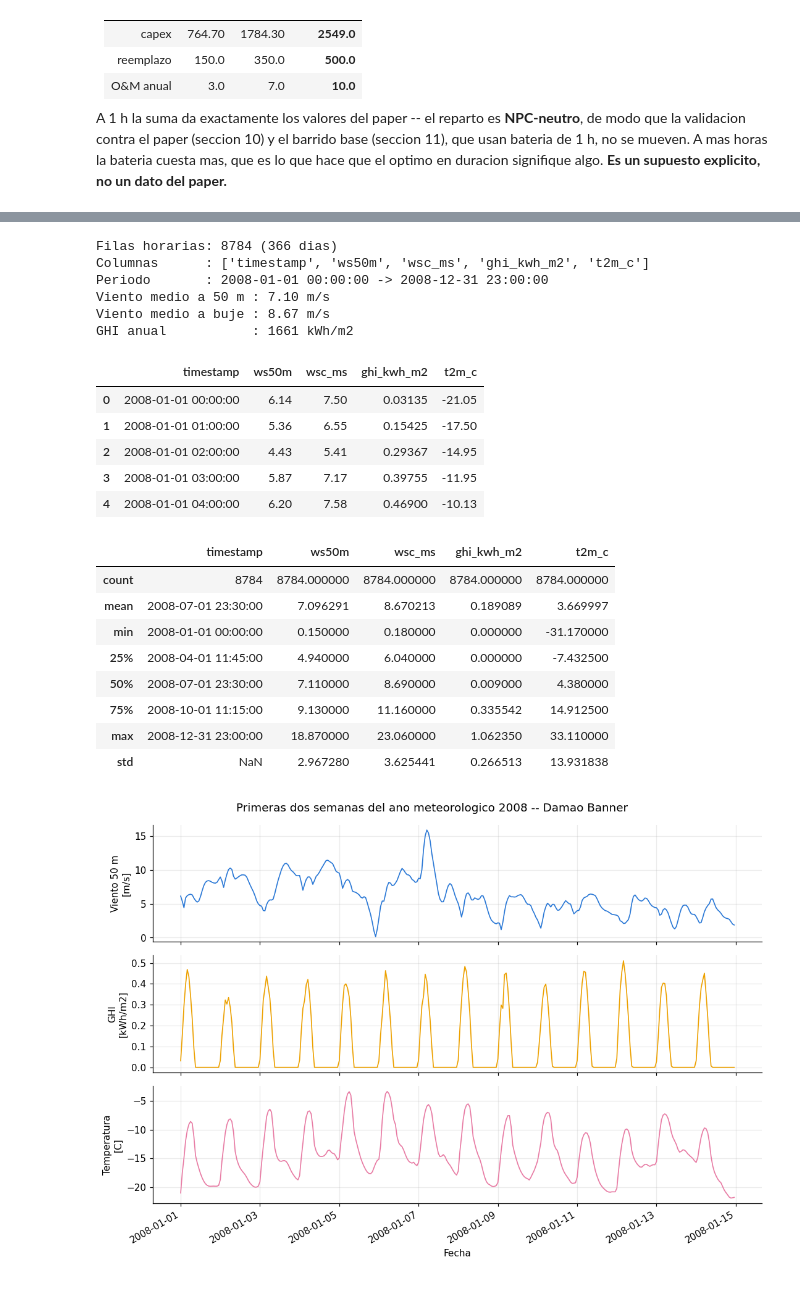
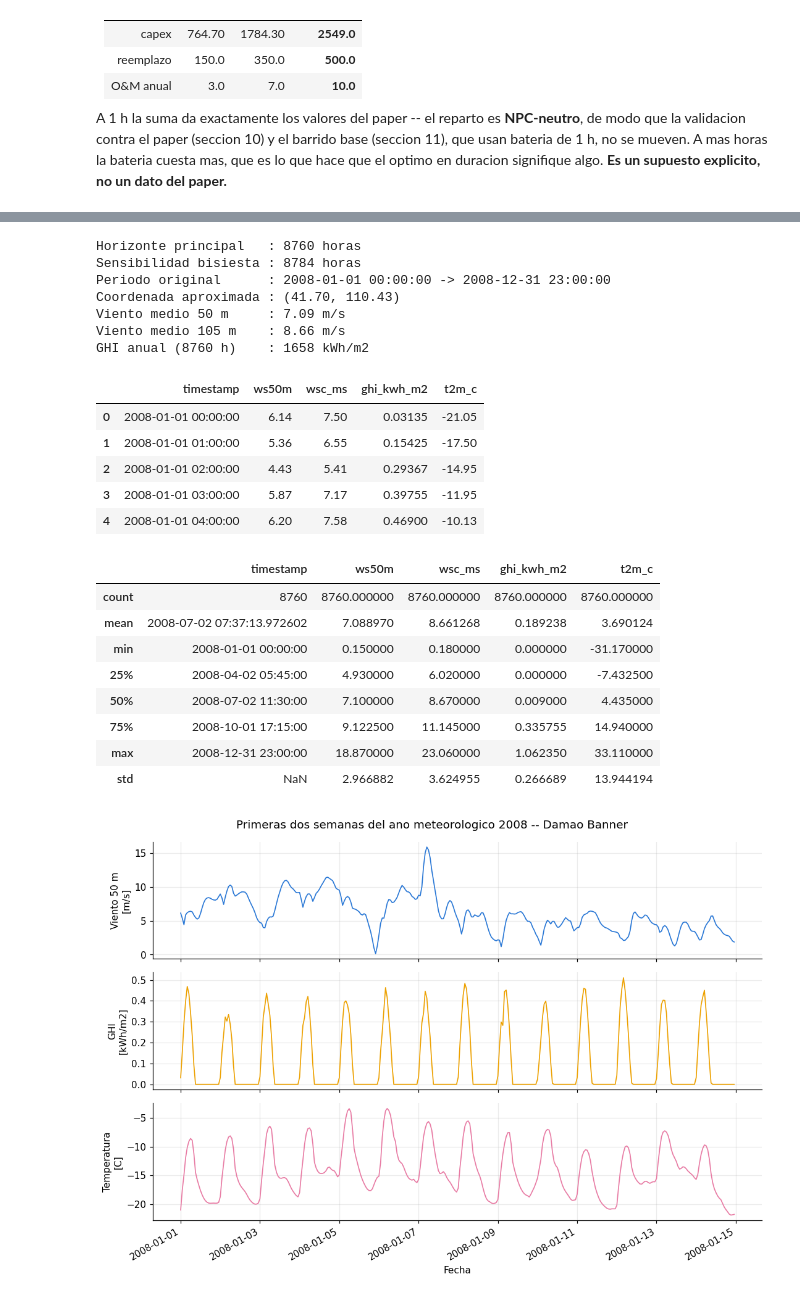
Before and after one commit to TanoOliva/H2-HRES-METAHEURISTICS-METHODS, a Jupyter notebook: notebooks/H2_HRES_trabajo.ipynb, the cells around one changed output, grey strips where cells are left out. Drawn from its saved outputs; the diff is of its cells as text; code cells hidden in the pictures.

```diff
--- a/notebooks/H2_HRES_trabajo.ipynb
+++ b/notebooks/H2_HRES_trabajo.ipynb
@@ -591,13 +547,11 @@ class WOAConfig:
 
 @dataclass(frozen=True)
 class MetaheuristicConfig:
-    """Presupuesto, penalizacion y reproducibilidad de los optimizadores."""
+    """Presupuesto, reglas de factibilidad y reproducibilidad."""
 
     population: int = 20
     iterations: int = 30
     seed: int = 42
-    penalty_infeasible: float = 1.0e6
-    penalty_agsr_weight: float = 1.0e3
     pso: PSOConfig = field(default_factory=PSOConfig)
     ga: GAConfig = field(default_factory=GAConfig)
     sho: SHOConfig = field(default_factory=SHOConfig)
@@ -608,8 +562,6 @@ class MetaheuristicConfig:
             raise ConfigError("population debe ser >= 1")
         if self.iterations < 1:
             raise ConfigError("iterations debe ser >= 1")
-        if self.penalty_infeasible < 0 or self.penalty_agsr_weight < 0:
-            raise ConfigError("las penalizaciones deben ser >= 0")
         if self.ga.elite_count > self.population:
             raise ConfigError("ga.elite_count ({}) no puede superar population ({})".format(
                 self.ga.elite_count, self.population))
@@ -693,8 +645,8 @@ BATERIA_REPARTIDA = ComponentCost(
 ESCENARIO = ScenarioConfig(
     name="metaheuristicas",
     description=(
-        "Extension discreta de Li et al. (2024): electrolizador modular, potencia y "
-        "duracion de bateria como variables de decision."
+        "Extension mixta continua-discreta de Li et al. (2024): capacidad eolica "
+        "continua; electrolizador modular, potencia y duracion de bateria discretas."
     ),
     costs=CostConfig(battery=BATERIA_REPARTIDA),
     metaheuristic=MetaheuristicConfig(
@@ -706,6 +658,12 @@ ESCENARIO = ScenarioConfig(
 
 SEMILLAS = tuple(range(ESCENARIO.metaheuristic.seed,
                        ESCENARIO.metaheuristic.seed + PRESUPUESTO["n_seeds"]))
+
+
+def stream_seed(algorithm, replicate_seed):
+    """Semilla estable e independiente por pareja algoritmo-replicacion."""
+    algorithm_id = zlib.crc32(algorithm.encode("ascii"))
+    return int(np.random.SeedSequence([replicate_seed, algorithm_id]).generate_state(1)[0])
 
 
 def _tabla_config(obj, prefix=""):
@@ -770,37 +729,53 @@ poder medir por separado el efecto de la extrapolacion a altura de buje.
 # %%
-hourly = pd.read_csv(HOURLY_PATH, parse_dates=["timestamp"])
+hourly_full = pd.read_csv(HOURLY_PATH, parse_dates=["timestamp"])
 
-print("Filas horarias:", len(hourly), "({} dias)".format(len(hourly) // 24))
-print("Columnas      :", hourly.columns.tolist())
-print("Periodo       :", hourly["timestamp"].min(), "->", hourly["timestamp"].max())
-print("Viento medio a 50 m : {:.2f} m/s".format(hourly["ws50m"].mean()))
-print("Viento medio a buje : {:.2f} m/s".format(hourly["wsc_ms"].mean()))
-print("GHI anual           : {:.0f} kWh/m2".format(hourly["ghi_kwh_m2"].sum()))
+
+def remove_february_29(frame):
+    """Retira exactamente las 24 horas del 29 de febrero, sin interpolar."""
+    timestamp = frame["timestamp"]
+    leap_mask = (timestamp.dt.month == 2) & (timestamp.dt.day == 29)
+    removed = int(leap_mask.sum())
+    if removed != 24:
+        raise ValueError("se esperaban 24 horas del 29 de febrero; se encontraron {}".format(removed))
+    return frame.loc[~leap_mask].reset_index(drop=True)
+
+
+hourly = remove_february_29(hourly_full)
+assert len(hourly) == 8760 and len(hourly_full) == 8784
+
+print("Horizonte principal   :", len(hourly), "horas")
+print("Sensibilidad bisiesta :", len(hourly_full), "horas")
+print("Periodo original      :", hourly_full["timestamp"].min(), "->", hourly_full["timestamp"].max())
+print("Coordenada aproximada : ({:.2f}, {:.2f})".format(ESCENARIO.site.lat, ESCENARIO.site.lon))
+print("Viento medio 50 m     : {:.2f} m/s".format(hourly["ws50m"].mean()))
+print("Viento medio 105 m    : {:.2f} m/s".format(hourly["wsc_ms"].mean()))
+print("GHI anual (8760 h)    : {:.0f} kWh/m2".format(hourly["ghi_kwh_m2"].sum()))
 
 display(hourly.head())
 display(hourly.describe())
 # %% [output]
-Filas horarias: 8784 (366 dias)
-Columnas      : ['timestamp', 'ws50m', 'wsc_ms', 'ghi_kwh_m2', 't2m_c']
-Periodo       : 2008-01-01 00:00:00 -> 2008-12-31 23:00:00
-Viento medio a 50 m : 7.10 m/s
-Viento medio a buje : 8.67 m/s
-GHI anual           : 1661 kWh/m2
+Horizonte principal   : 8760 horas
+Sensibilidad bisiesta : 8784 horas
+Periodo original      : 2008-01-01 00:00:00 -> 2008-12-31 23:00:00
+Coordenada aproximada : (41.70, 110.43)
+Viento medio 50 m     : 7.09 m/s
+Viento medio 105 m    : 8.66 m/s
+GHI anual (8760 h)    : 1658 kWh/m2
 |  | timestamp | ws50m | wsc_ms | ghi_kwh_m2 | t2m_c |
 | 0 | 2008-01-01 00:00:00 | 6.14 | 7.50 | 0.03135 | -21.05 |
 | 1 | 2008-01-01 01:00:00 | 5.36 | 6.55 | 0.15425 | -17.50 |
 | 2 | 2008-01-01 02:00:00 | 4.43 | 5.41 | 0.29367 | -14.95 |
 | 3 | 2008-01-01 03:00:00 | 5.87 | 7.17 | 0.39755 | -11.95 |
 | 4 | 2008-01-01 04:00:00 | 6.20 | 7.58 | 0.46900 | -10.13 |
 |  | timestamp | ws50m | wsc_ms | ghi_kwh_m2 | t2m_c |
-| count | 8784 | 8784.000000 | 8784.000000 | 8784.000000 | 8784.000000 |
-| mean | 2008-07-01 23:30:00 | 7.096291 | 8.670213 | 0.189089 | 3.669997 |
+| count | 8760 | 8760.000000 | 8760.000000 | 8760.000000 | 8760.000000 |
+| mean | 2008-07-02 07:37:13.972602 | 7.088970 | 8.661268 | 0.189238 | 3.690124 |
 | min | 2008-01-01 00:00:00 | 0.150000 | 0.180000 | 0.000000 | -31.170000 |
-| 25% | 2008-04-01 11:45:00 | 4.940000 | 6.040000 | 0.000000 | -7.432500 |
-| 50% | 2008-07-01 23:30:00 | 7.110000 | 8.690000 | 0.009000 | 4.380000 |
-| 75% | 2008-10-01 11:15:00 | 9.130000 | 11.160000 | 0.335542 | 14.912500 |
+| 25% | 2008-04-02 05:45:00 | 4.930000 | 6.020000 | 0.000000 | -7.432500 |
+| 50% | 2008-07-02 11:30:00 | 7.100000 | 8.670000 | 0.009000 | 4.435000 |
+| 75% | 2008-10-01 17:15:00 | 9.122500 | 11.145000 | 0.335755 | 14.940000 |
 | max | 2008-12-31 23:00:00 | 18.870000 | 23.060000 | 1.062350 | 33.110000 |
-| std | NaN | 2.967280 | 3.625441 | 0.266513 | 13.931838 |
+| std | NaN | 2.966882 | 3.624955 | 0.266689 | 13.944194 |
 # %%
 fig, axes = plt.subplots(3, 1, figsize=(10, 7), sharex=True)
 muestra = hourly.iloc[:24 * 14]
```
Also changed, not shown: parts of 51 cells of this notebook, 48 other files.
